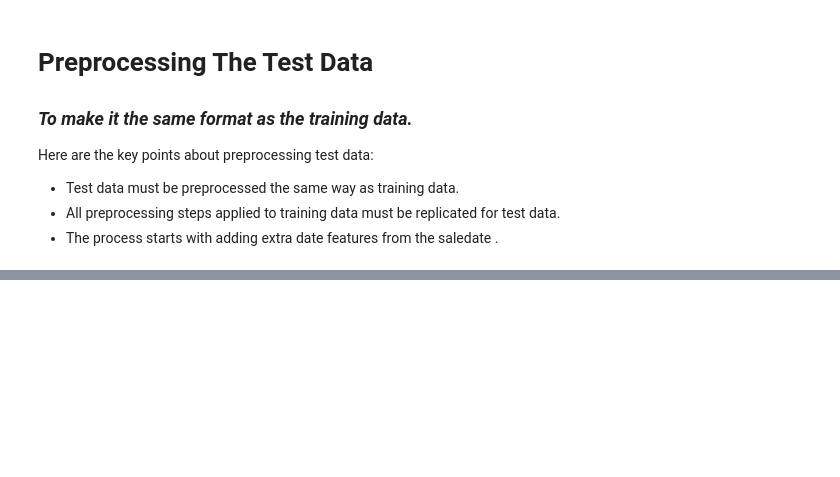
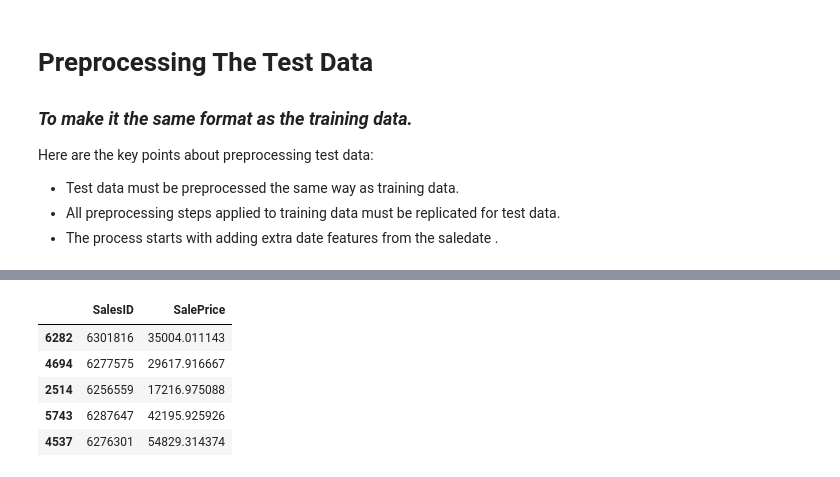
Before and after one commit to Blignaut24/About-BulldozerPriceGenius-_BPG-_v2, a Jupyter notebook: jupyter_notebooks/05_model_training_and_evaluation.ipynb, the cells around one changed output, grey strips where cells are left out. Saved outputs shown, nothing was run; the diff lists cells and outputs as text; code cells hidden in the pictures; blank space fills up the shorter version.

Commit message:
feat: add test data preprocessing step to match training format

```diff
--- a/jupyter_notebooks/05_model_training_and_evaluation.ipynb
+++ b/jupyter_notebooks/05_model_training_and_evaluation.ipynb
@@ -1623,0 +1667,7 @@ Here are the key points about preprocessing test data:
+# %%
+# Create a copy of the test DataFrame to keep the original intact
+test_df_preprocessed = test_df.copy()
+
+# Transform the categorical features of the test DataFrame into numbers
+test_df_preprocessed[categorical_features] = ordinal_encoder.transform(test_df_preprocessed[categorical_features].astype(str))
+test_df_preprocessed.info()
@@ -1623,0 +1701,27 @@ Here are the key points about preprocessing test data:
+# %%
+import numpy as np
+from tqdm import tqdm  # This will show us a progress bar
+
+# Break the data into smaller chunks
+chunk_size = 1000  # Process 1000 rows at a time
+num_chunks = len(test_df_preprocessed) // chunk_size + 1
+
+# Create an empty array for all predictions
+all_predictions = []
+
+# Process each chunk
+for i in tqdm(range(num_chunks)):
+    start_idx = i * chunk_size
+    end_idx = min((i + 1) * chunk_size, len(test_df_preprocessed))
+
+    # Get a chunk of data
+    chunk = test_df_preprocessed.iloc[start_idx:end_idx]
+
+    # Make predictions on the chunk
+    chunk_predictions = best_model.predict(chunk)
+
+    # Store the predictions
+    all_predictions.extend(chunk_predictions)
+
+# Convert to numpy array if needed
+test_preds = np.array(all_predictions)
@@ -1623,0 +1764,13 @@ Here are the key points about preprocessing test data:
+# %%
+# Create DataFrame compatible with Kaggle submission requirements
+pred_df = pd.DataFrame()
+pred_df["SalesID"] = test_df["SalesID"]
+pred_df["SalePrice"] = test_preds
+pred_df.sample(5)
+# %% [output]
+|  | SalesID | SalePrice |
+| 6282 | 6301816 | 35004.011143 |
+| 4694 | 6277575 | 29617.916667 |
+| 2514 | 6256559 | 17216.975088 |
+| 5743 | 6287647 | 42195.925926 |
+| 4537 | 6276301 | 54829.314374 |
```
Also changed, not shown: parts of 43 cells of this notebook, 1 other file.
